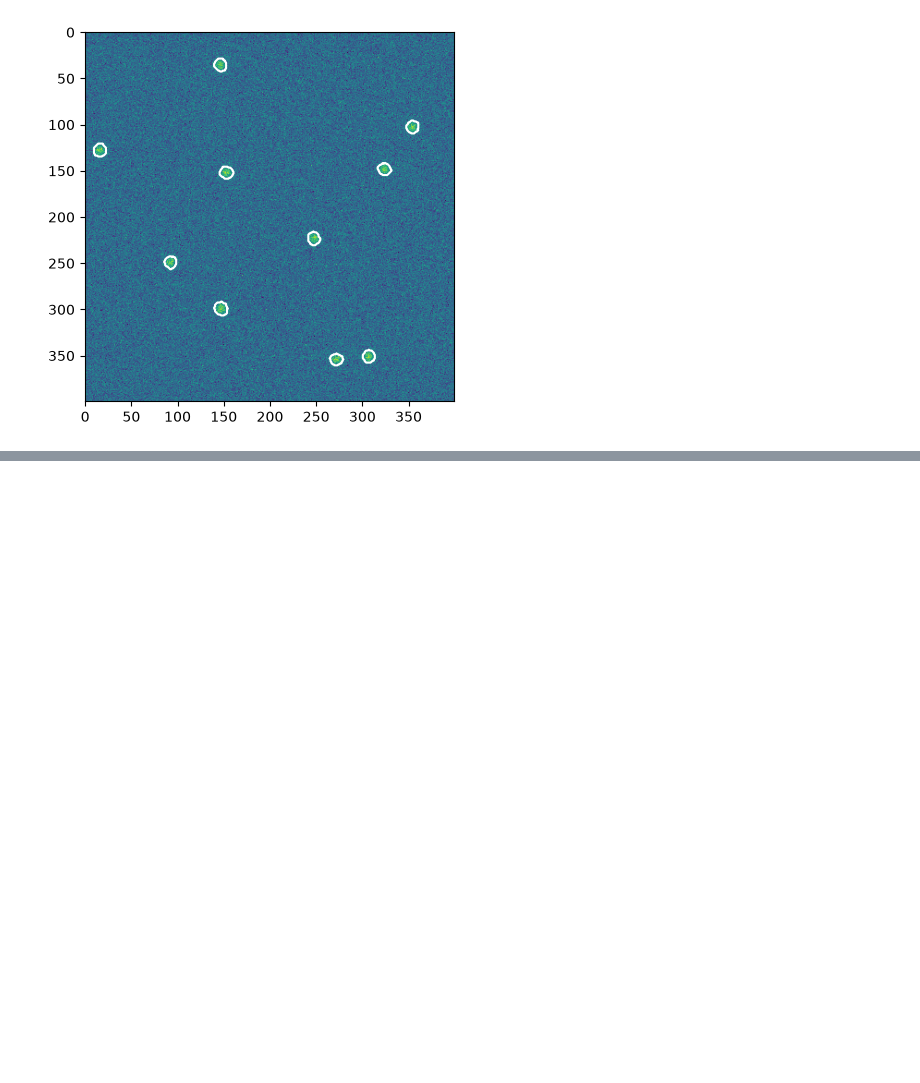
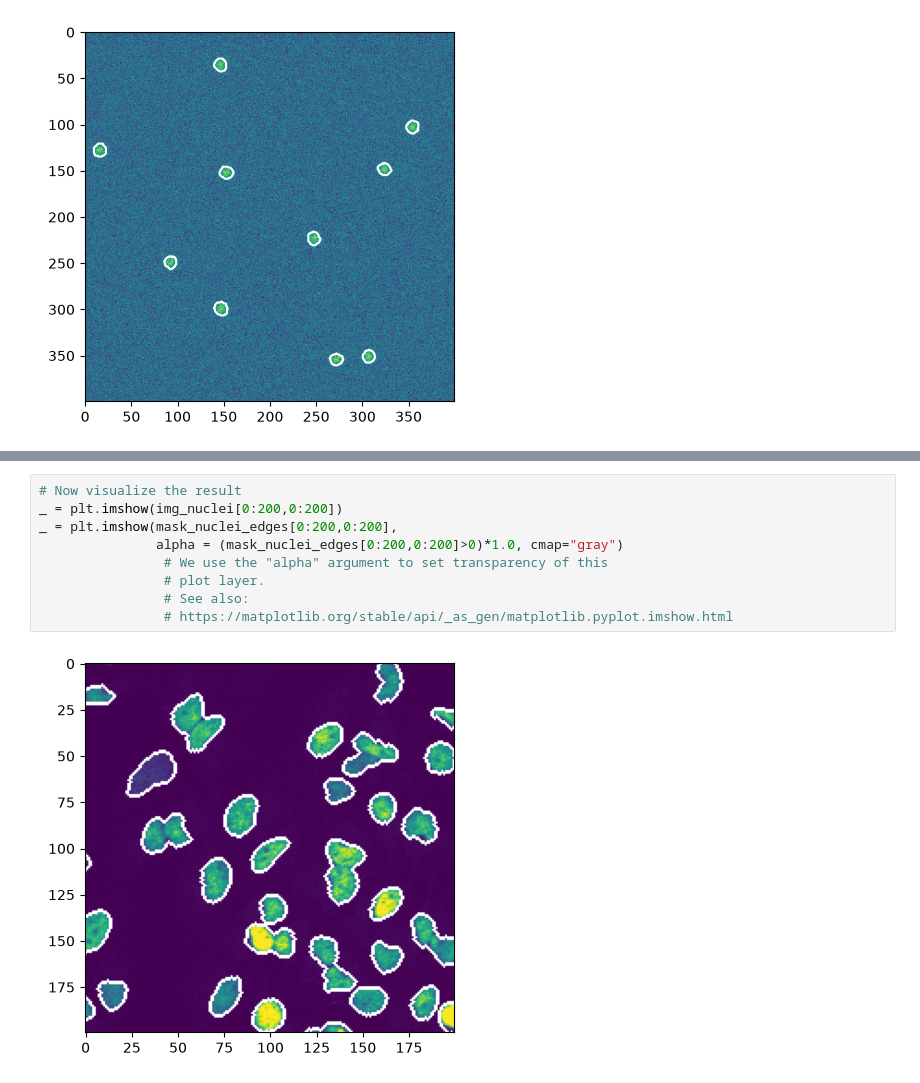
Before and after one commit to NL-BioImaging/NL-BioImageAnalysis-course2026, a Jupyter notebook: day_1/image_processing/Image_processing_fundamentals_pt1_answers.ipynb, the cells around one changed output, grey strips where cells are left out. Drawn from its saved outputs; the diff is of its cells as text; blank space fills up the shorter version.

```diff
--- a/day_1/image_processing/Image_processing_fundamentals_pt1_answers.ipynb
+++ b/day_1/image_processing/Image_processing_fundamentals_pt1_answers.ipynb
@@ -108,0 +97,11 @@ _ = plt.contour(mask_points, colors='w', levels=[0.5])
+# %%
+# Now visualize the result
+_ = plt.imshow(img_nuclei[0:200,0:200])
+_ = plt.imshow(mask_nuclei_edges[0:200,0:200],
+               alpha = (mask_nuclei_edges[0:200,0:200]>0)*1.0, cmap="gray")
+                # We use the "alpha" argument to set transparency of this
+                # plot layer.
+                # See also:
+                # https://matplotlib.org/stable/api/_as_gen/matplotlib.pyplot.imshow.html
+# %% [output]
+[figure, added]
```
Also changed, not shown: parts of 11 cells of this notebook, 3 other files.
